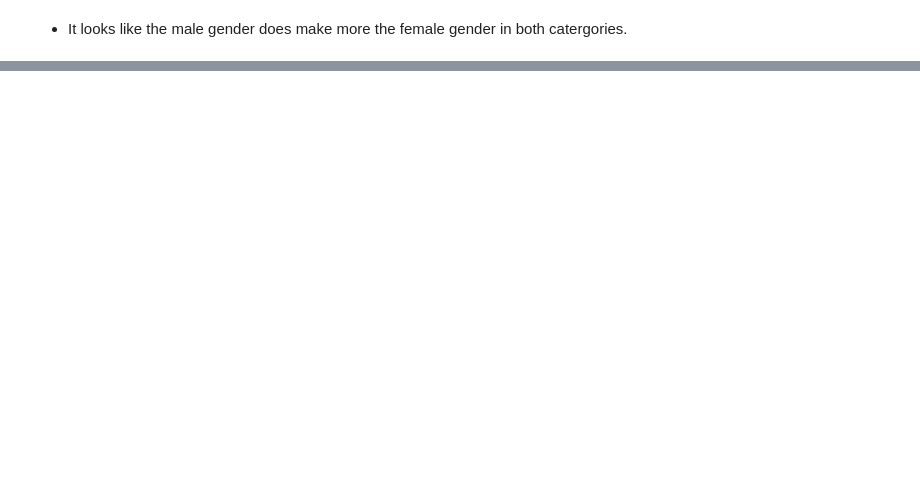
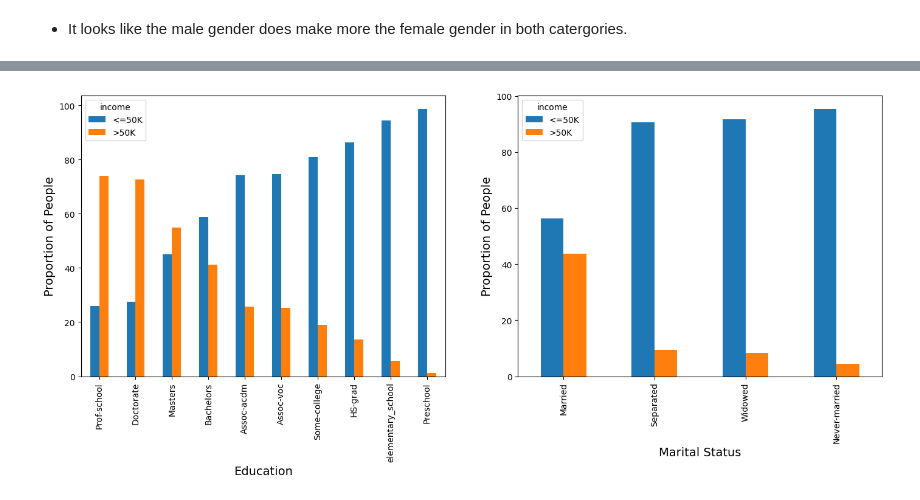
Before and after one commit to Kassandracw8/Adult-Income-, a Jupyter notebook: Adult_Income.ipynb, the cells around one changed output, grey strips where cells are left out. Cells and saved outputs as stored; diff of their text form; code cells hidden in the pictures; blank space fills up the shorter version.

```diff
--- a/Adult_Income.ipynb
+++ b/Adult_Income.ipynb
@@ -385,3 +441,23 @@ plt.xticks(rotation=90);
 
 
 *   It looks like the male gender does make more the female gender in both catergories.
+# %%
+table_occu = pd.crosstab(df['occupation'], df['income'])
+table_workclass = pd.crosstab(df['workclass'], df['income'])
+table_edu = pd.crosstab(df['education'], df['income'])
+table_marital = pd.crosstab(df['marital-status'], df['income'])
+table_race = pd.crosstab(df['race'], df['income'])
+table_sex = pd.crosstab(df['gender'], df['income'])
+table_country = pd.crosstab(df['native-country'], df['income'])
+
+
+fig = plt.figure(figsize = (17,6))
+ax = fig.add_subplot(1,2,1)
+(table_race.div(table_race.sum(axis = 1),axis = 0)*100).sort_values(by = '<=50K').plot(kind = 'bar',ax =ax);
+plt.xlabel('Race',fontsize = 14);
+plt.ylabel('Proportion of People',fontsize = 14);
+
+ax = fig.add_subplot(1,2,2)
+(table_sex.div(table_sex.sum(axis = 1),axis = 0)*100).sort_values(by = '<=50K').plot(kind = 'bar',ax =ax);
+plt.xlabel('Gender',fontsize = 14);
+plt.ylabel('Proportion of People',fontsize = 14);
@@ -387,0 +466,14 @@ plt.xticks(rotation=90);
+# %%
+fig = plt.figure(figsize = (17,6))
+ax = fig.add_subplot(1,2,1)
+(table_edu.div(table_edu.sum(axis = 1),axis = 0)*100).sort_values(by = '<=50K').plot(kind = 'bar',ax =ax);
+plt.xlabel('Education',fontsize = 14);
+plt.ylabel('Proportion of People',fontsize = 14);
+
+
+ax = fig.add_subplot(1,2,2)
+(table_marital.div(table_marital.sum(axis = 1),axis = 0)*100).sort_values(by = '<=50K').plot(kind = 'bar',ax = ax);
+plt.xlabel('Marital Status',fontsize = 14);
+plt.ylabel('Proportion of People',fontsize = 14);
+# %% [output]
+[figure, added]
```
Also changed, not shown: parts of 12 cells of this notebook.
